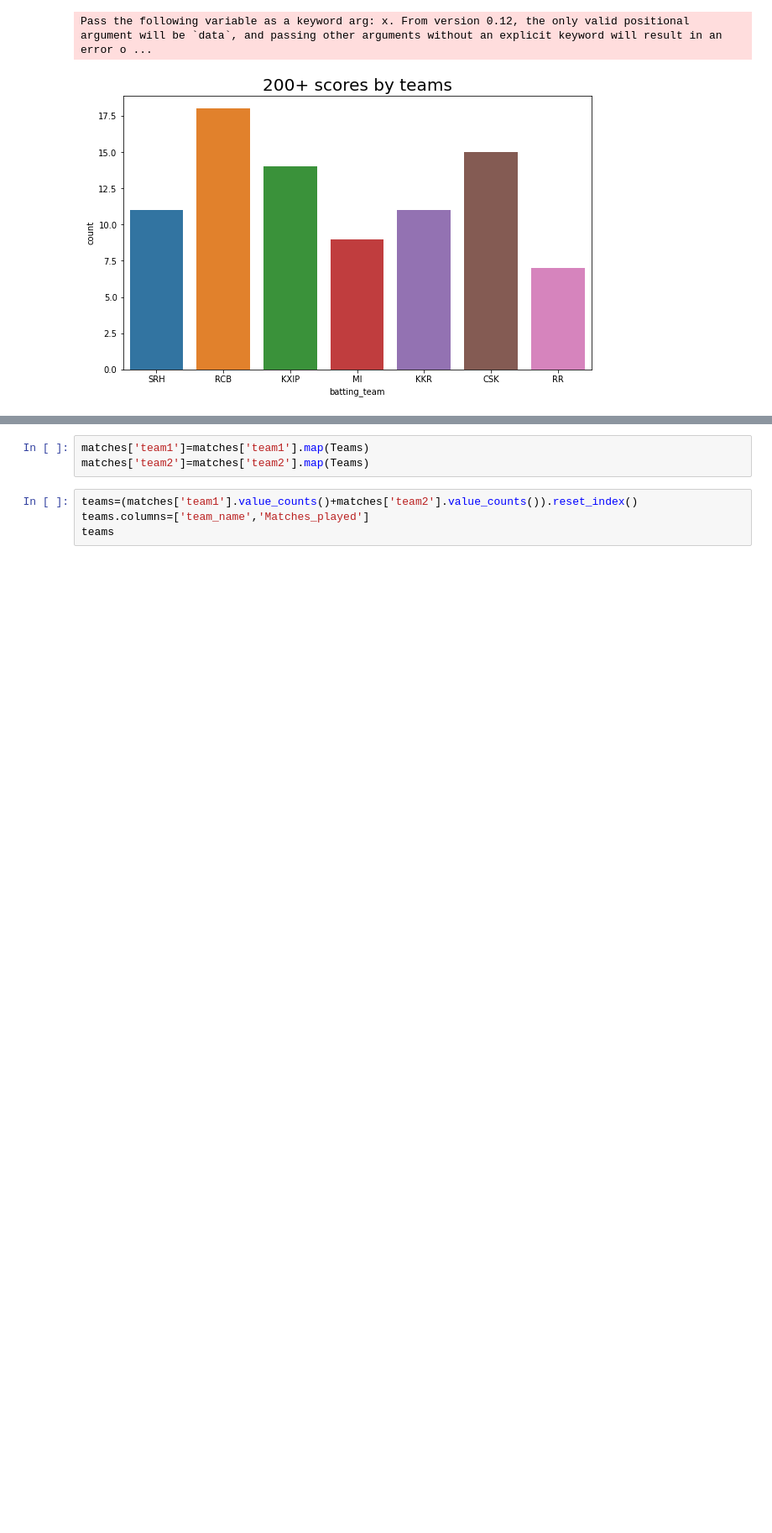
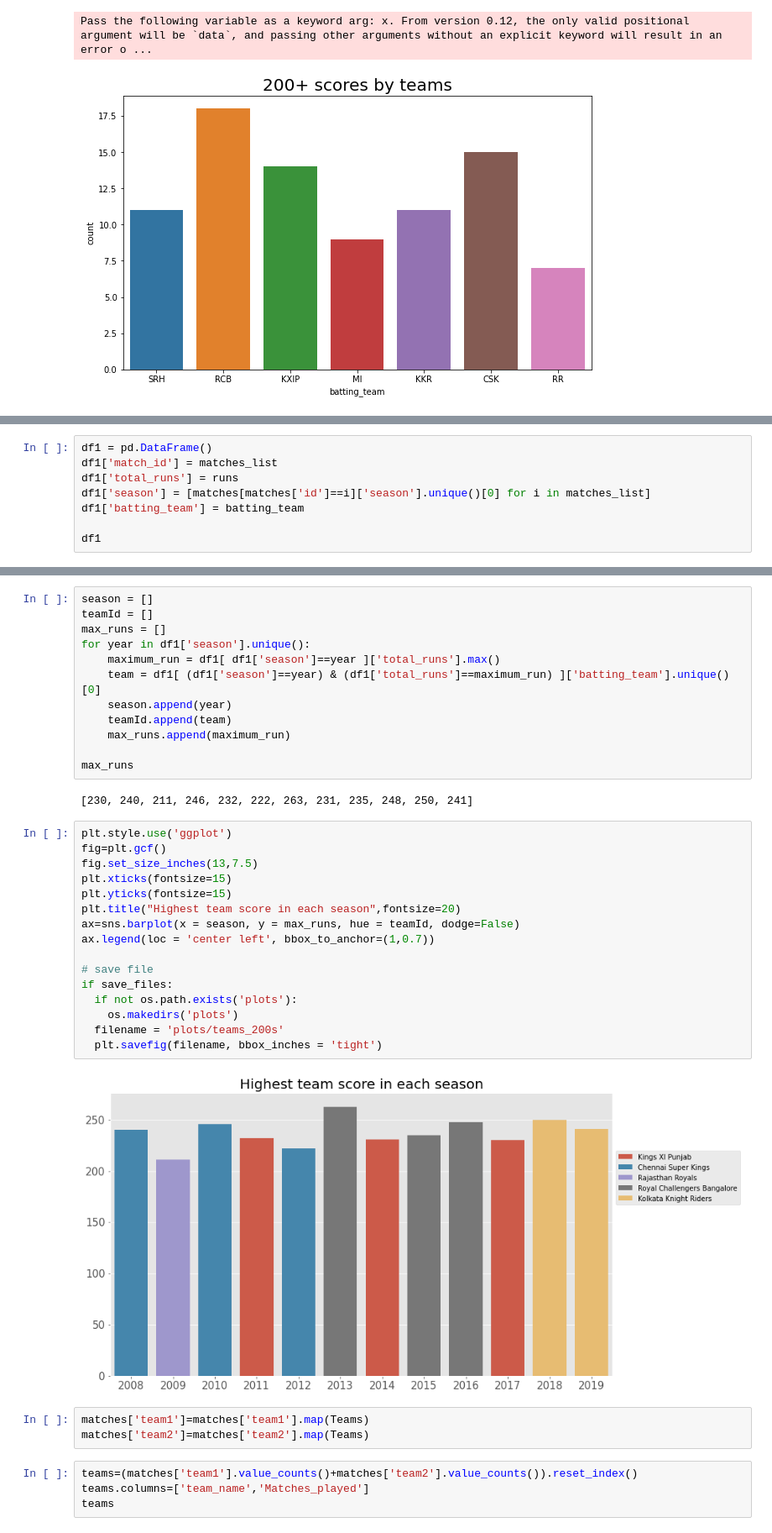
Before and after one commit to tiwari1302/TSF-GRIP, a Jupyter notebook: Task 5 Sports Data Analysis/Task 5_Sports Data Analysis.ipynb, the cells around one changed output, grey strips where cells are left out. Shown at 84% size. Saved outputs shown, nothing was run; the diff lists cells and outputs as text; blank space fills up the shorter version.

```diff
--- a/Task 5 Sports Data Analysis/Task 5_Sports Data Analysis.ipynb
+++ b/Task 5 Sports Data Analysis/Task 5_Sports Data Analysis.ipynb
@@ -211,0 +209,8 @@ Pass the following variable as a keyword arg: x. From version 0.12, the only val
+# %%
+df1 = pd.DataFrame()
+df1['match_id'] = matches_list
+df1['total_runs'] = runs
+df1['season'] = [matches[matches['id']==i]['season'].unique()[0] for i in matches_list]
+df1['batting_team'] = batting_team
+
+df1
@@ -212,3 +231,35 @@ Pass the following variable as a keyword arg: x. From version 0.12, the only val
+# %%
+season = []
+teamId = []
+max_runs = []
+for year in df1['season'].unique():
+    maximum_run = df1[ df1['season']==year ]['total_runs'].max()
+    team = df1[ (df1['season']==year) & (df1['total_runs']==maximum_run) ]['batting_team'].unique()[0]
+    season.append(year)
+    teamId.append(team)
+    max_runs.append(maximum_run)
+
+max_runs
+# %% [output]
+[230, 240, 211, 246, 232, 222, 263, 231, 235, 248, 250, 241]
+# %%
+plt.style.use('ggplot')
+fig=plt.gcf()
+fig.set_size_inches(13,7.5)
+plt.xticks(fontsize=15)
+plt.yticks(fontsize=15)
+plt.title("Highest team score in each season",fontsize=20)
+ax=sns.barplot(x = season, y = max_runs, hue = teamId, dodge=False)
+ax.legend(loc = 'center left', bbox_to_anchor=(1,0.7))
+
+# save file
+if save_files:
+  if not os.path.exists('plots'):
+    os.makedirs('plots')
+  filename = 'plots/teams_200s'
+  plt.savefig(filename, bbox_inches = 'tight')
+# %% [output]
+[figure, added]
 # %%
 matches['team1']=matches['team1'].map(Teams)
 matches['team2']=matches['team2'].map(Teams)
```
Also changed, not shown: parts of 11 cells of this notebook, 4 other files.
